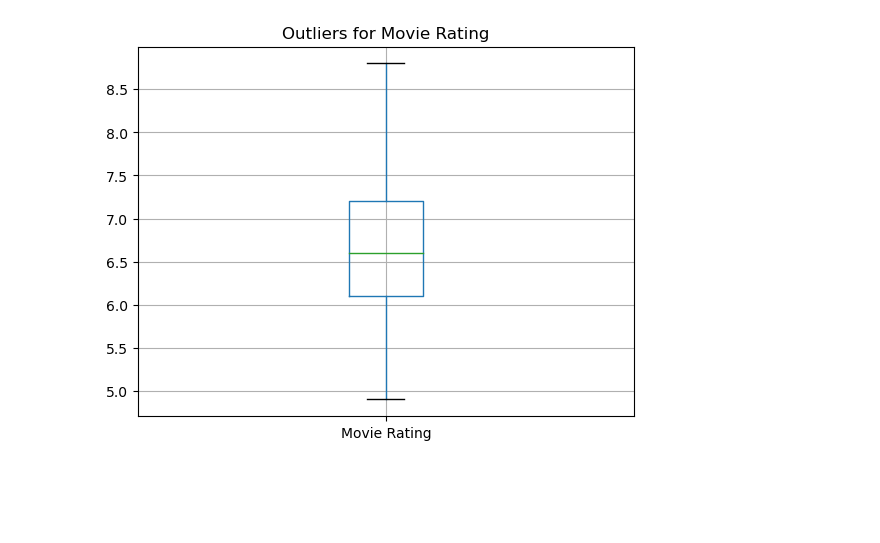
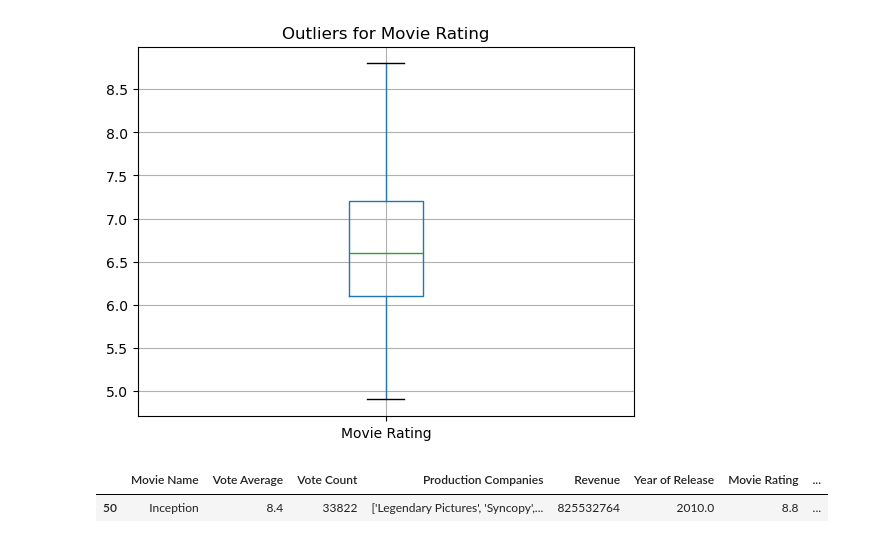
Before and after one commit to rackhamsauer/Project-1, a Jupyter notebook: Juliet's Contributions.ipynb, the cells around one changed output. Saved outputs shown, nothing was run; the diff lists cells and outputs as text; code cells hidden in the pictures; blank space fills up the shorter version.

Commit message:
added highest rated movie to code

```diff
--- a/Juliet's Contributions.ipynb
+++ b/Juliet's Contributions.ipynb
@@ -277,3 +277,10 @@ plt.title('Outliers for Movie Rating')
 plt.show()
 # %% [output]
 [figure]
+# %%
+#Find the highest rated movie
+best_movie = filtered_df.nlargest(1,"Movie Rating")
+best_movie
+# %% [output]
+|  | Movie Name | Vote Average | Vote Count | Production Companies | Revenue | Year of Release | Movie Rating | ... |
+| 50 | Inception | 8.4 | 33822 | ['Legendary Pictures', 'Syncopy',... | 825532764 | 2010.0 | 8.8 | ... |
```
